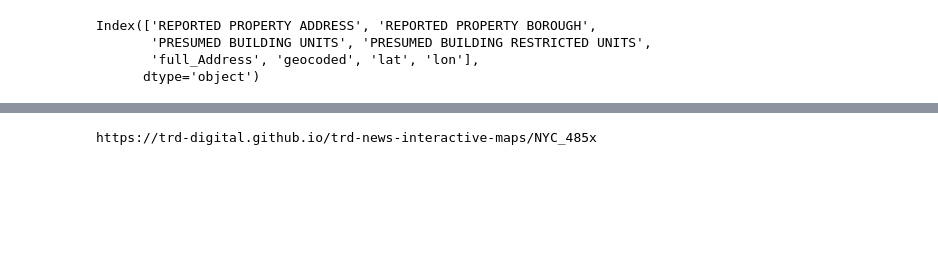
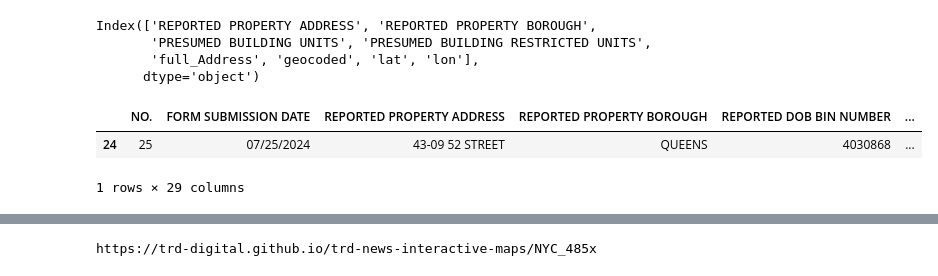
Before and after one commit to trd-digital/trd-news-interactive-maps, a Jupyter notebook: NYC_485x/NewYorkCity_05_20_25.ipynb, the cells around one changed output, grey strips where cells are left out. Cells and saved outputs as stored; diff of their text form; code cells hidden in the pictures; blank space fills up the shorter version.

```diff
--- a/NYC_485x/NewYorkCity_05_20_25.ipynb
+++ b/NYC_485x/NewYorkCity_05_20_25.ipynb
@@ -106,6 +106,12 @@ Index(['REPORTED PROPERTY ADDRESS', 'REPORTED PROPERTY BOROUGH',
        'PRESUMED BUILDING UNITS', 'PRESUMED BUILDING RESTRICTED UNITS',
        'full_Address', 'geocoded', 'lat', 'lon'],
       dtype='object')
+# %%
+df[df['REPORTED PROPERTY ADDRESS'] == '43-09 52 STREET']
+# %% [output]
+|  | NO. | FORM SUBMISSION DATE | REPORTED PROPERTY ADDRESS | REPORTED PROPERTY BOROUGH | REPORTED DOB BIN NUMBER | ... |
+| 24 | 25 | 07/25/2024 | 43-09 52 STREET | QUEENS | 4030868 | ... |
+1 rows × 29 columns
 # %%
 # 1) Popup HTML
 def create_popup(row):
```
Also changed, not shown: parts of 9 cells of this notebook, 1 other file.
